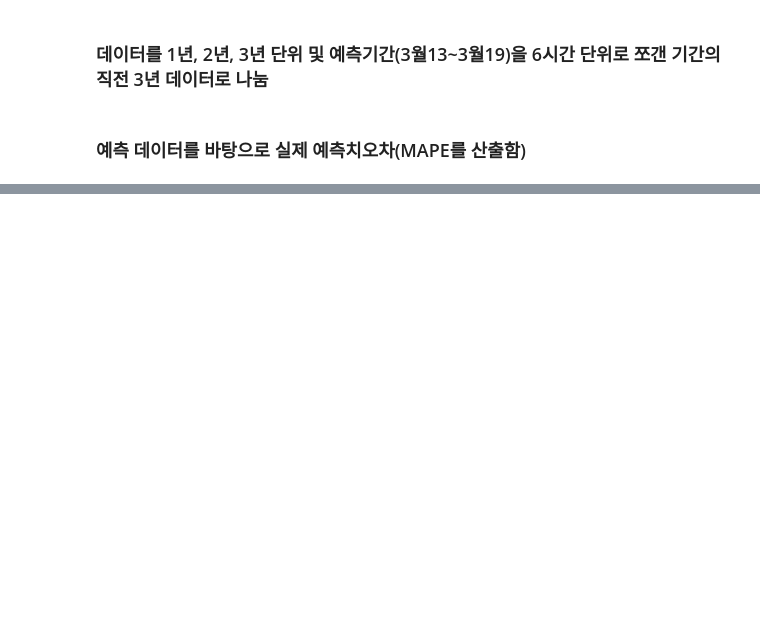
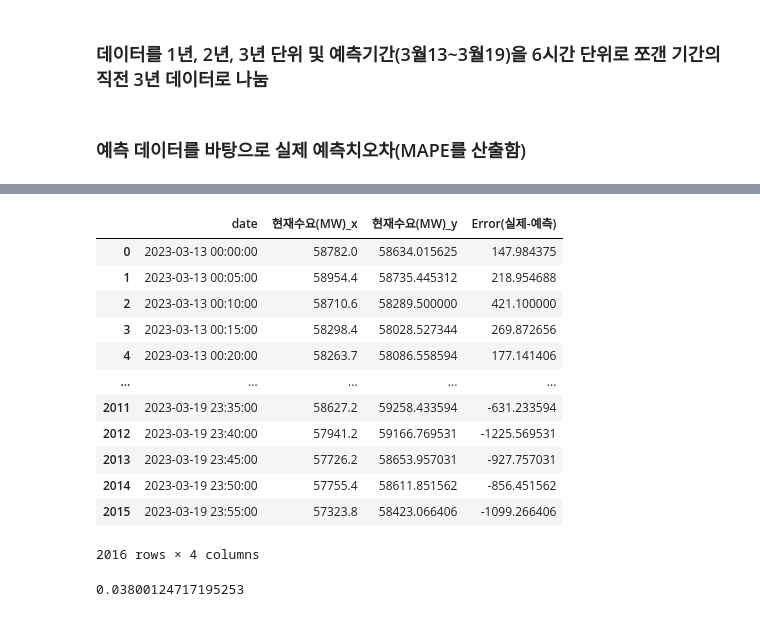
Before and after one commit to minsuk1003/BI_Competition, a Jupyter notebook: BI_Project4_with_DLinear/4. 기타_데이터처리.ipynb, the cells around one changed output, grey strips where cells are left out. Cells and saved outputs as stored; diff of their text form; code cells hidden in the pictures; blank space fills up the shorter version.

Commit message:
bi_4_real_final

```diff
--- a/BI_Project4_with_DLinear/4. 기타_데이터처리.ipynb
+++ b/BI_Project4_with_DLinear/4. 기타_데이터처리.ipynb
@@ -56,6 +55,10 @@ data_folder_list = os.listdir('./results/')
 # %%
+data_folder_list = os.listdir('./results/')
+
 colab_list = [element for element in data_folder_list if 'colab' in element]
 local_list = [element for element in data_folder_list if 'colab' not in element]
+predict_local_list = [element for element in data_folder_list if 'ploc' in element]
+predict_colab_list = [element for element in data_folder_list if 'cloc' in element]
 # %%
 local_list_1 = [element for element in local_list if '_1_' in element]
 local_list_2 = [element for element in local_list if '_2_' in element]
@@ -83,0 +98,37 @@ File_Name : D_Linear_2021_2023_2_result, Mean_MAPE : 0.007381055621748681
+# %%
+# 여기부터는 6시간 리스트를 가져와서 하나로 합친 뒤 기술하는 것임.
+
+actual = total_df.copy()
+
+data_frame = pd.DataFrame()
+for i in predict_colab_list:
+    data_path = './results/' + i + '/real_prediction.csv'
+    temp_df = pd.read_csv(data_path)
+    data_frame = pd.concat([data_frame, temp_df], ignore_index=True)
+
+merged_df = pd.merge(actual, data_frame, on='date', how='outer')
+merged_df = merged_df.dropna()
+merged_df = merged_df[['date', '현재수요(MW)_x', '현재수요(MW)_y']]
+merged_df.reset_index(inplace=True, drop=True)
+merged_df['Error(실제-예측)'] = merged_df['현재수요(MW)_x'] - merged_df['현재수요(MW)_y']
+merged_df.to_csv('./Data_Result(결과 데이터)/result_colab.csv', index=False)
+# %%
+merged_df
+# %% [output]
+|  | date | 현재수요(MW)_x | 현재수요(MW)_y | Error(실제-예측) |
+| 0 | 2023-03-13 00:00:00 | 58782.0 | 58634.015625 | 147.984375 |
+| 1 | 2023-03-13 00:05:00 | 58954.4 | 58735.445312 | 218.954688 |
+| 2 | 2023-03-13 00:10:00 | 58710.6 | 58289.500000 | 421.100000 |
+| 3 | 2023-03-13 00:15:00 | 58298.4 | 58028.527344 | 269.872656 |
+| 4 | 2023-03-13 00:20:00 | 58263.7 | 58086.558594 | 177.141406 |
+| ... | ... | ... | ... | ... |
+| 2011 | 2023-03-19 23:35:00 | 58627.2 | 59258.433594 | -631.233594 |
+| 2012 | 2023-03-19 23:40:00 | 57941.2 | 59166.769531 | -1225.569531 |
+| 2013 | 2023-03-19 23:45:00 | 57726.2 | 58653.957031 | -927.757031 |
+| 2014 | 2023-03-19 23:50:00 | 57755.4 | 58611.851562 | -856.451562 |
+| 2015 | 2023-03-19 23:55:00 | 57323.8 | 58423.066406 | -1099.266406 |
+2016 rows × 4 columns
+# %%
+((abs(merged_df['현재수요(MW)_x'] - merged_df['현재수요(MW)_y'])) / merged_df['현재수요(MW)_x']).mean()
+# %% [output]
+0.03800124717195253
```
Also changed, not shown: parts of 2 cells of this notebook, 10 other files.
